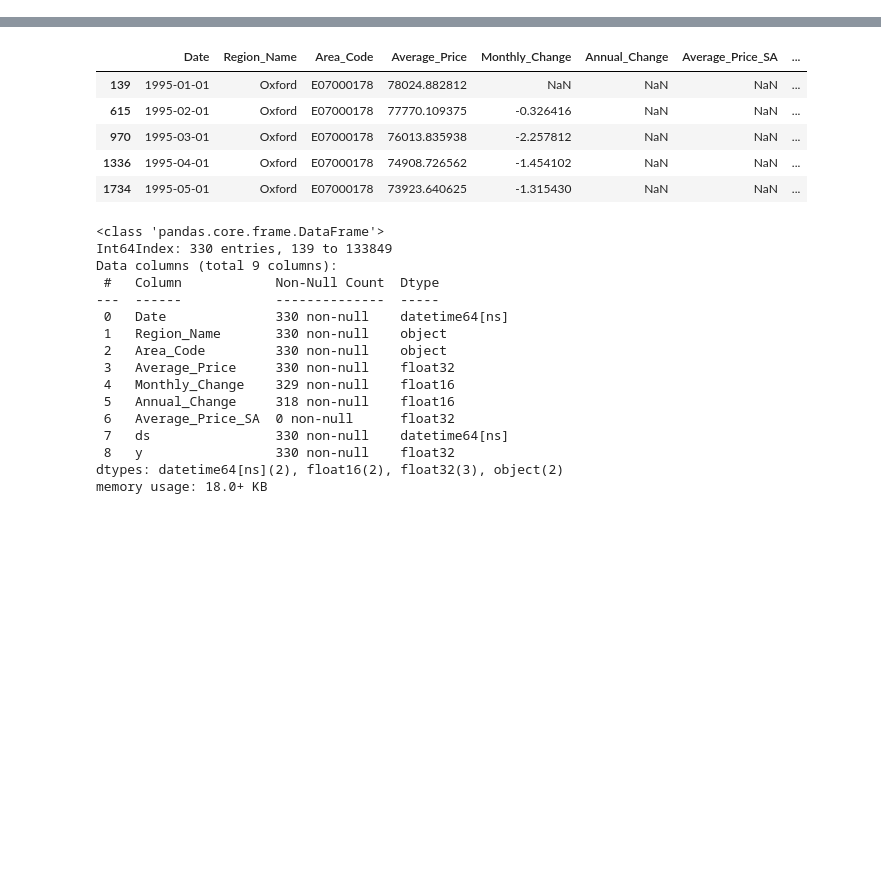
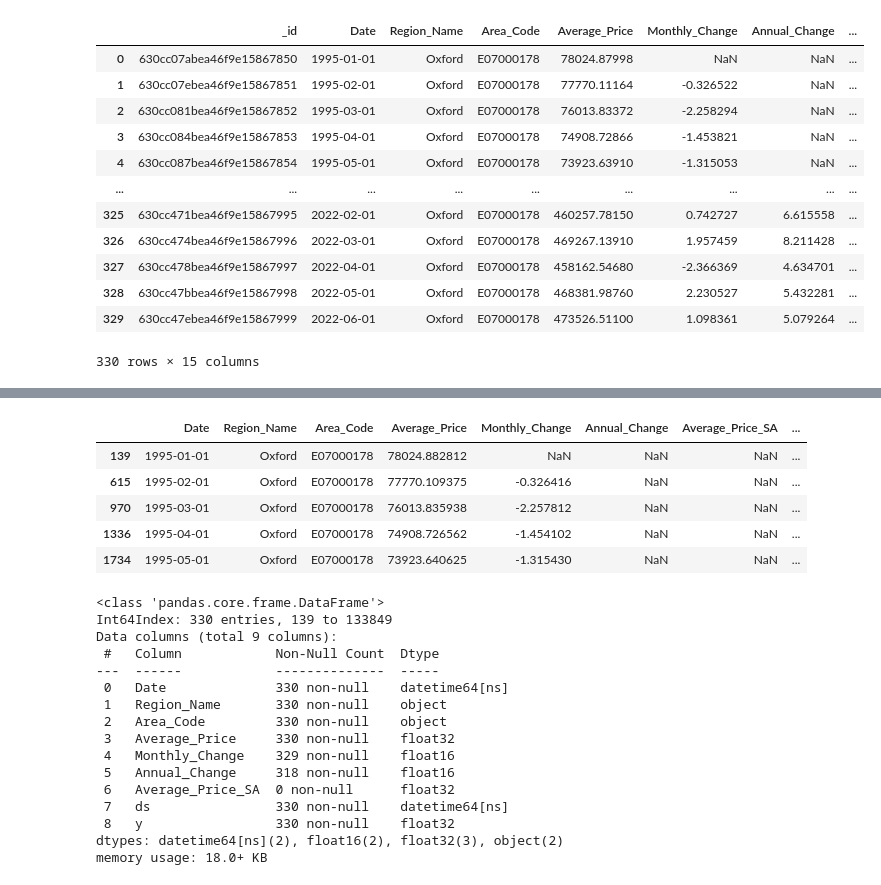
Before and after one commit to rizdiaprilian/MLOps_Zoomcamp, a Jupyter notebook: UK_house_price/monitoring_ML/pymongo_check.ipynb, the cells around one changed output, grey strips where cells are left out. Drawn from its saved outputs; the diff is of its cells as text; code cells hidden in the pictures; blank space fills up the shorter version.

```diff
--- a/UK_house_price/monitoring_ML/pymongo_check.ipynb
+++ b/UK_house_price/monitoring_ML/pymongo_check.ipynb
@@ -57,3 +72,19 @@ df_mongo_result.head()
+# %%
+df_mongo_result.tail(330)
+# %% [output]
+|  | _id | Date | Region_Name | Area_Code | Average_Price | Monthly_Change | Annual_Change | ... |
+| 0 | 630cc07abea46f9e15867850 | 1995-01-01 | Oxford | E07000178 | 78024.87998 | NaN | NaN | ... |
+| 1 | 630cc07ebea46f9e15867851 | 1995-02-01 | Oxford | E07000178 | 77770.11164 | -0.326522 | NaN | ... |
+| 2 | 630cc081bea46f9e15867852 | 1995-03-01 | Oxford | E07000178 | 76013.83372 | -2.258294 | NaN | ... |
+| 3 | 630cc084bea46f9e15867853 | 1995-04-01 | Oxford | E07000178 | 74908.72866 | -1.453821 | NaN | ... |
+| 4 | 630cc087bea46f9e15867854 | 1995-05-01 | Oxford | E07000178 | 73923.63910 | -1.315053 | NaN | ... |
+| ... | ... | ... | ... | ... | ... | ... | ... | ... |
+| 325 | 630cc471bea46f9e15867995 | 2022-02-01 | Oxford | E07000178 | 460257.78150 | 0.742727 | 6.615558 | ... |
+| 326 | 630cc474bea46f9e15867996 | 2022-03-01 | Oxford | E07000178 | 469267.13910 | 1.957459 | 8.211428 | ... |
+| 327 | 630cc478bea46f9e15867997 | 2022-04-01 | Oxford | E07000178 | 458162.54680 | -2.366369 | 4.634701 | ... |
+| 328 | 630cc47bbea46f9e15867998 | 2022-05-01 | Oxford | E07000178 | 468381.98760 | 2.230527 | 5.432281 | ... |
+| 329 | 630cc47ebea46f9e15867999 | 2022-06-01 | Oxford | E07000178 | 473526.51100 | 1.098361 | 5.079264 | ... |
+330 rows × 15 columns
 # %%
 df_mongo_result['Date'] = pd.to_datetime(df_mongo_result['Date'])
 df_mongo_result.info()
```
Also changed, not shown: parts of 8 cells of this notebook.
